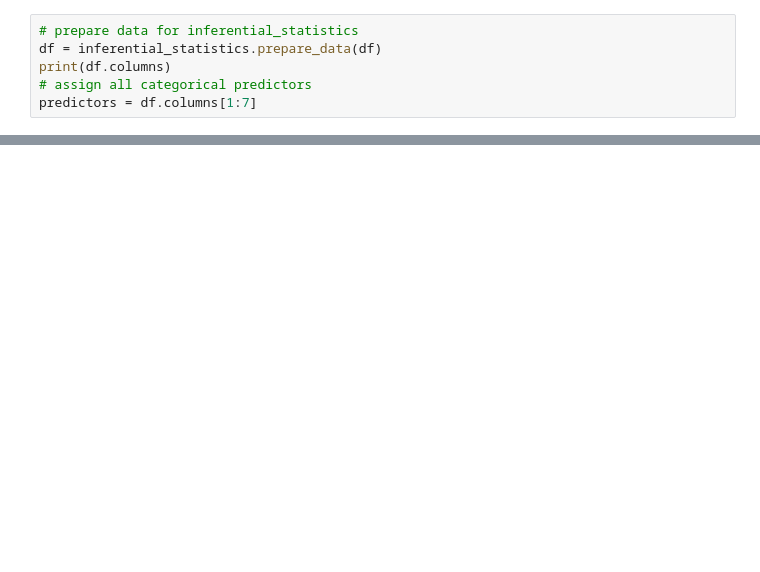
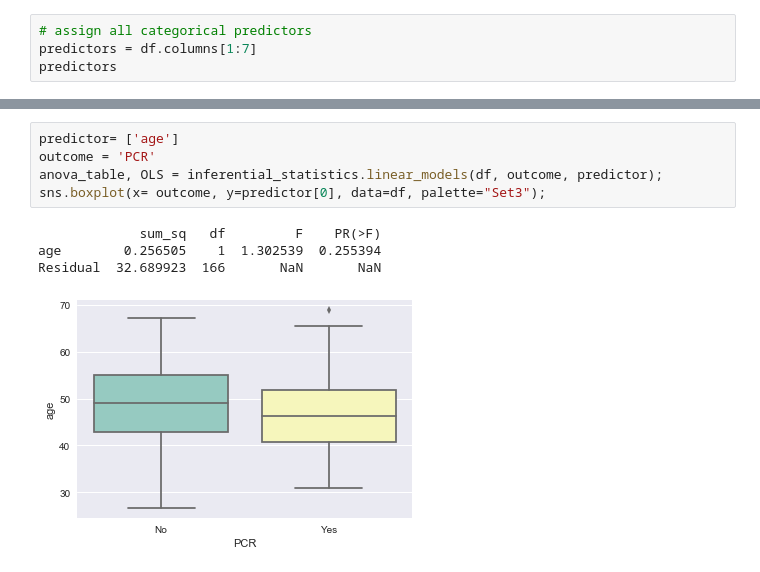
Before and after one commit to JCardenasRdz/SpringBoard, a Jupyter notebook: Projects/19-Captsone_01/clinical.ipynb, the cells around one changed output, grey strips where cells are left out. Saved outputs shown, nothing was run; the diff lists cells and outputs as text; blank space fills up the shorter version.

Commit message:
Version 1.0 of inferential  done

```diff
--- a/Projects/19-Captsone_01/clinical.ipynb
+++ b/Projects/19-Captsone_01/clinical.ipynb
@@ -17,7 +25,5 @@ df = clean_data.clean_my_data(file)
 # %%
-# prepare data for inferential_statistics
-df = inferential_statistics.prepare_data(df)
-print(df.columns)
 # assign all categorical predictors
 predictors = df.columns[1:7]
+predictors
 # %% [output]
@@ -95,0 +72,10 @@ The p-value for the effect of  MRI LD PreSurg on Survival is:0.00447503146296834
+# %%
+predictor= ['age']
+outcome = 'PCR'
+anova_table, OLS = inferential_statistics.linear_models(df, outcome, predictor);
+sns.boxplot(x= outcome, y=predictor[0], data=df, palette="Set3");
+# %% [output]
+             sum_sq   df         F    PR(>F)
+age        0.256505    1  1.302539  0.255394
+Residual  32.689923  166       NaN       NaN
+[figure, added]
```
Also changed, not shown: parts of 22 cells of this notebook, 6 other files.
